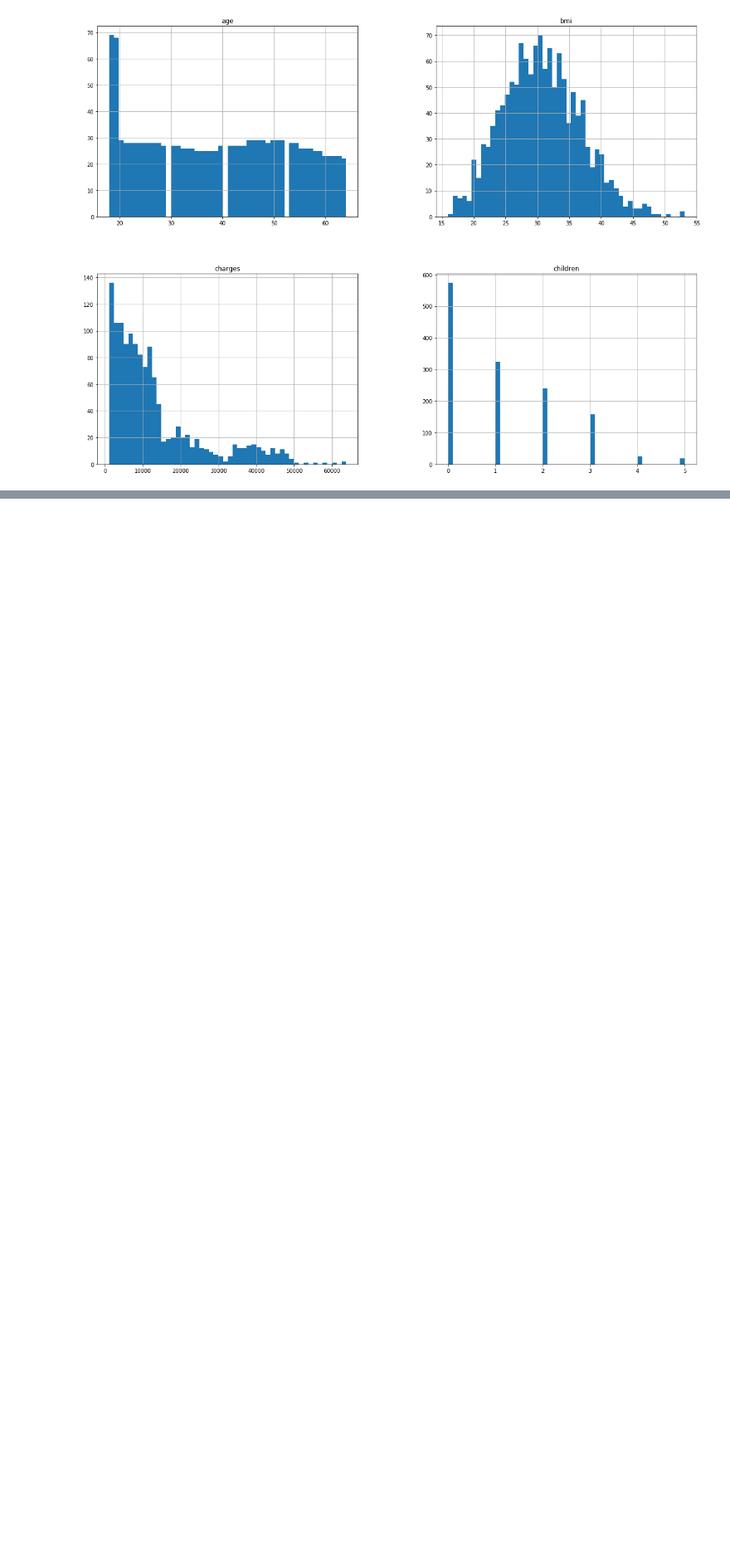
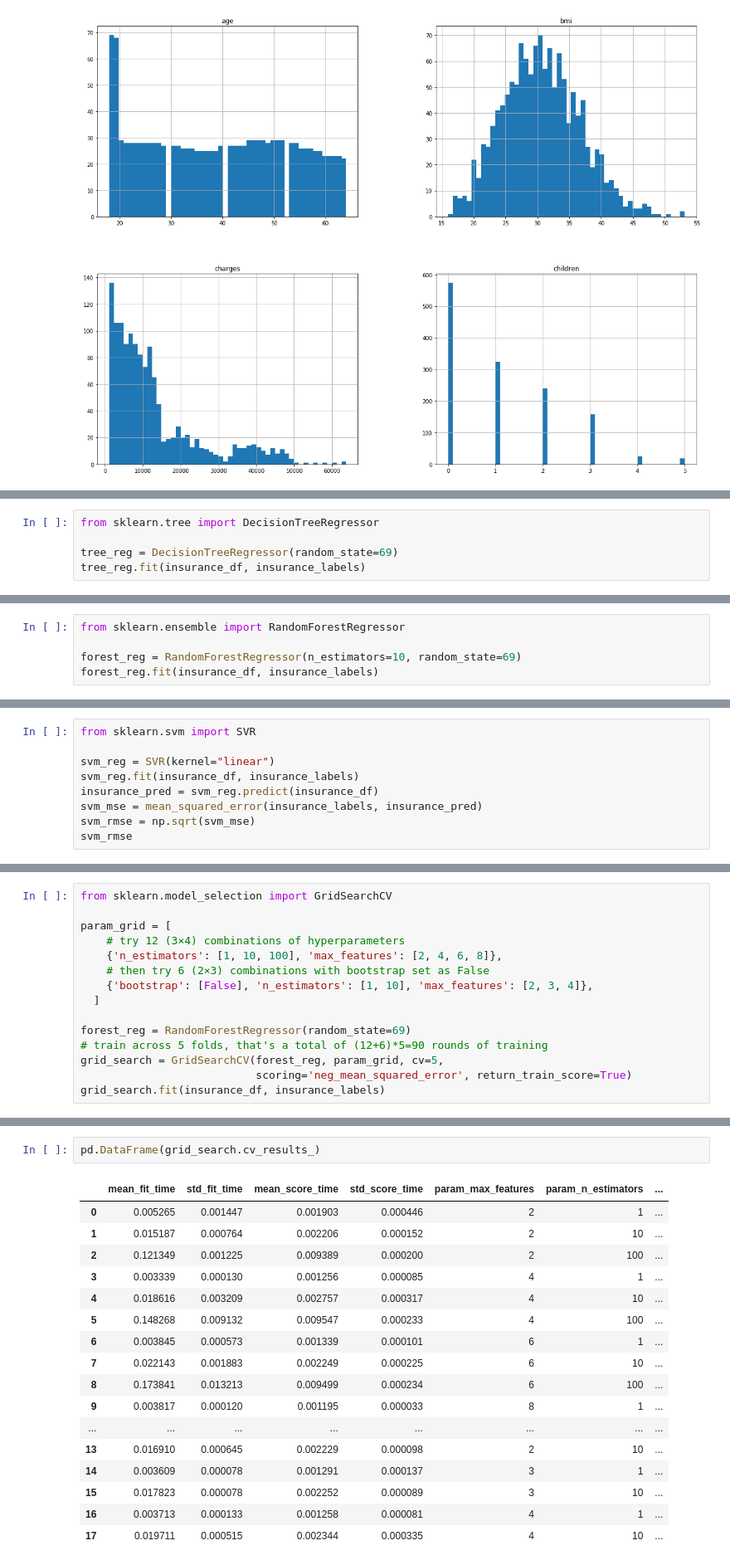
Before and after one commit to arshiyaansari/InsuranceModel, a Jupyter notebook: codeathon1.ipynb, the cells around one changed output, grey strips where cells are left out. Shown at 83% size. Saved outputs shown, nothing was run; the diff lists cells and outputs as text; blank space fills up the shorter version.

```diff
--- a/codeathon1.ipynb
+++ b/codeathon1.ipynb
@@ -129,0 +225,5 @@ array([[0., 1.],
+# %%
+from sklearn.tree import DecisionTreeRegressor
+
+tree_reg = DecisionTreeRegressor(random_state=69)
+tree_reg.fit(insurance_df, insurance_labels)
@@ -129,0 +269,5 @@ array([[0., 1.],
+# %%
+from sklearn.ensemble import RandomForestRegressor
+
+forest_reg = RandomForestRegressor(n_estimators=10, random_state=69)
+forest_reg.fit(insurance_df, insurance_labels)
@@ -129,0 +312,9 @@ array([[0., 1.],
+# %%
+from sklearn.svm import SVR
+
+svm_reg = SVR(kernel="linear")
+svm_reg.fit(insurance_df, insurance_labels)
+insurance_pred = svm_reg.predict(insurance_df)
+svm_mse = mean_squared_error(insurance_labels, insurance_pred)
+svm_rmse = np.sqrt(svm_mse)
+svm_rmse
@@ -129,0 +323,15 @@ array([[0., 1.],
+# %%
+from sklearn.model_selection import GridSearchCV
+
+param_grid = [
+    # try 12 (3×4) combinations of hyperparameters
+    {'n_estimators': [1, 10, 100], 'max_features': [2, 4, 6, 8]},
+    # then try 6 (2×3) combinations with bootstrap set as False
+    {'bootstrap': [False], 'n_estimators': [1, 10], 'max_features': [2, 3, 4]},
+  ]
+
+forest_reg = RandomForestRegressor(random_state=69)
+# train across 5 folds, that's a total of (12+6)*5=90 rounds of training
+grid_search = GridSearchCV(forest_reg, param_grid, cv=5,
+                           scoring='neg_mean_squared_error', return_train_score=True)
+grid_search.fit(insurance_df, insurance_labels)
@@ -129,0 +386,20 @@ array([[0., 1.],
+# %%
+pd.DataFrame(grid_search.cv_results_)
+# %% [output]
+|  | mean_fit_time | std_fit_time | mean_score_time | std_score_time | param_max_features | param_n_estimators | ... |
+| 0 | 0.005265 | 0.001447 | 0.001903 | 0.000446 | 2 | 1 | ... |
+| 1 | 0.015187 | 0.000764 | 0.002206 | 0.000152 | 2 | 10 | ... |
+| 2 | 0.121349 | 0.001225 | 0.009389 | 0.000200 | 2 | 100 | ... |
+| 3 | 0.003339 | 0.000130 | 0.001256 | 0.000085 | 4 | 1 | ... |
+| 4 | 0.018616 | 0.003209 | 0.002757 | 0.000317 | 4 | 10 | ... |
+| 5 | 0.148268 | 0.009132 | 0.009547 | 0.000233 | 4 | 100 | ... |
+| 6 | 0.003845 | 0.000573 | 0.001339 | 0.000101 | 6 | 1 | ... |
+| 7 | 0.022143 | 0.001883 | 0.002249 | 0.000225 | 6 | 10 | ... |
+| 8 | 0.173841 | 0.013213 | 0.009499 | 0.000234 | 6 | 100 | ... |
+| 9 | 0.003817 | 0.000120 | 0.001195 | 0.000033 | 8 | 1 | ... |
+| ... | ... | ... | ... | ... | ... | ... | ... |
+| 13 | 0.016910 | 0.000645 | 0.002229 | 0.000098 | 2 | 10 | ... |
+| 14 | 0.003609 | 0.000078 | 0.001291 | 0.000137 | 3 | 1 | ... |
+| 15 | 0.017823 | 0.000078 | 0.002252 | 0.000089 | 3 | 10 | ... |
+| 16 | 0.003713 | 0.000133 | 0.001258 | 0.000081 | 4 | 1 | ... |
+| 17 | 0.019711 | 0.000515 | 0.002344 | 0.000335 | 4 | 10 | ... |
```
Also changed, not shown: parts of 35 cells of this notebook, 2 other files.
